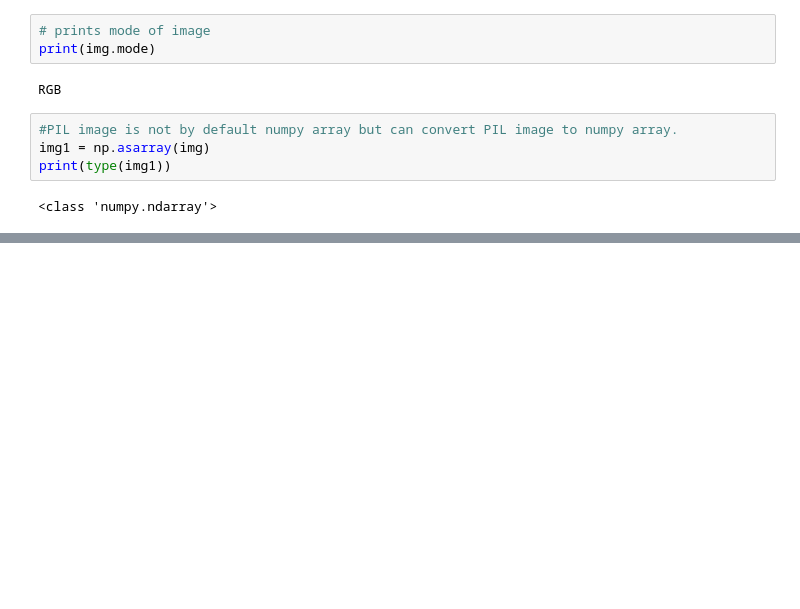
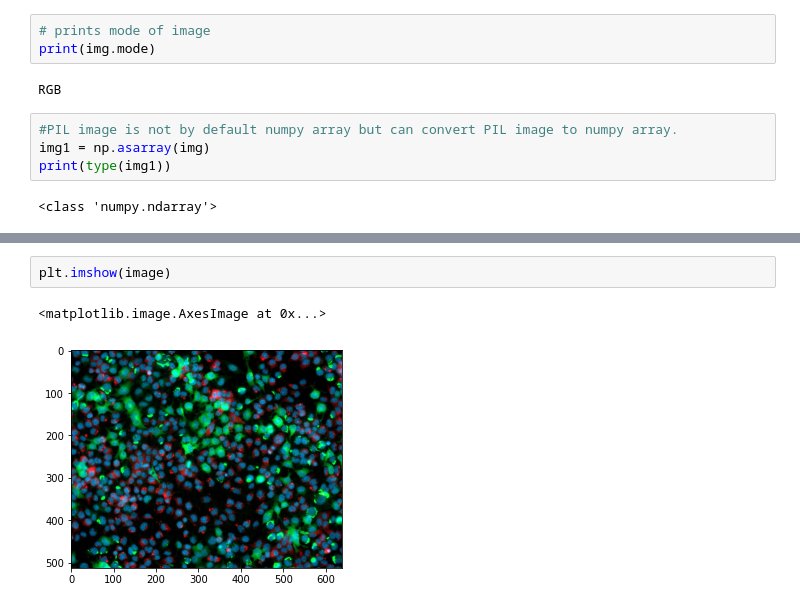
Before and after one commit to 0b1101-ajay/Computer-Vision, a Jupyter notebook: Reading images.ipynb, the cells around one changed output, grey strips where cells are left out. Cells and saved outputs as stored; diff of their text form; blank space fills up the shorter version.

```diff
--- a/Reading images.ipynb
+++ b/Reading images.ipynb
@@ -46,0 +113,5 @@ print(type(img1))
+# %%
+plt.imshow(image)
+# %% [output]
+<matplotlib.image.AxesImage at 0x...>
+[figure, added]
```
Also changed, not shown: parts of 47 cells of this notebook, 13 other files.
